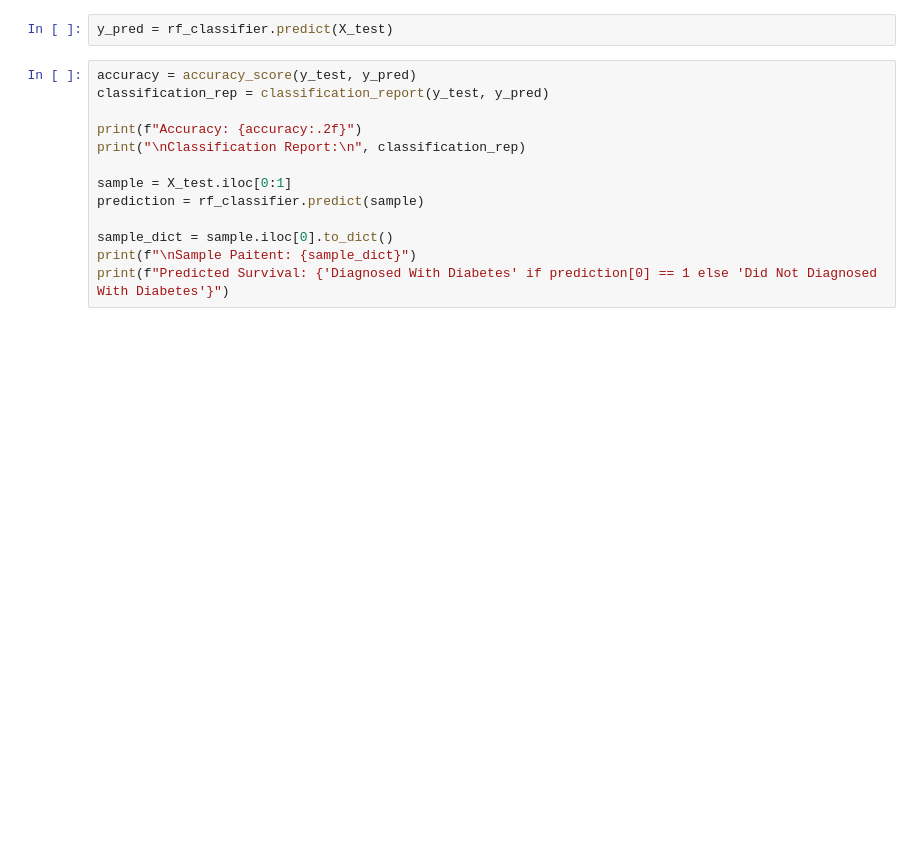
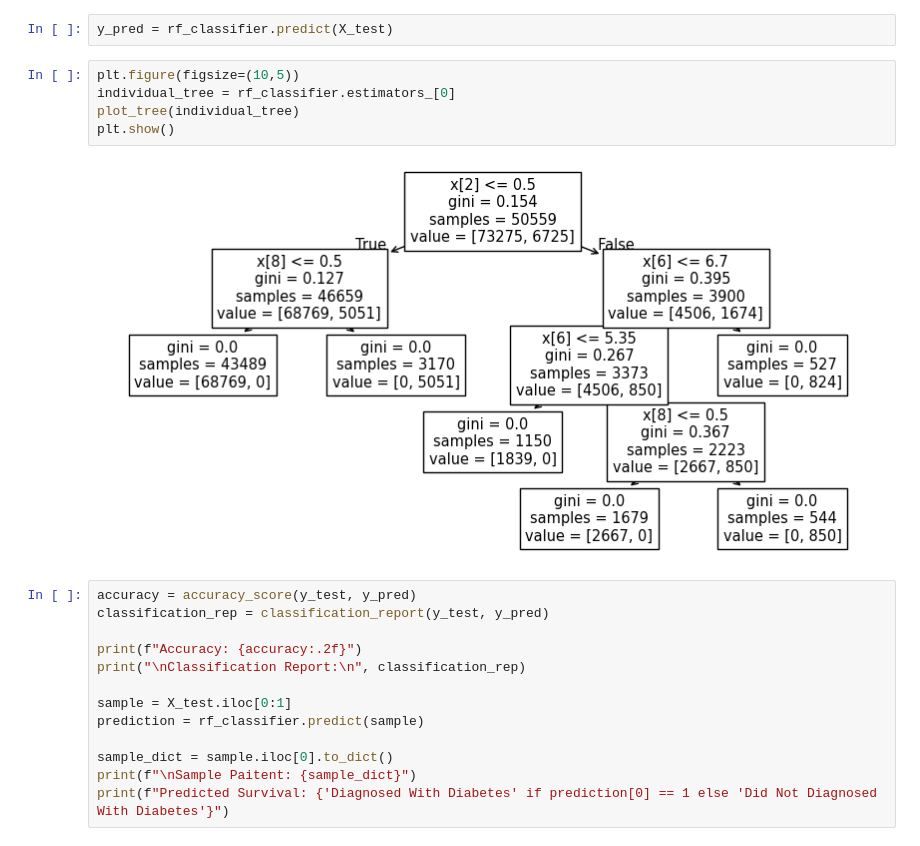
Before and after one commit to gkibria121/data-science, a Jupyter notebook: projects/diabetes_prediction.ipynb, the cells around one changed output. Drawn from its saved outputs; the diff is of its cells as text; blank space fills up the shorter version.

Commit message:
show a sample tree

```diff
--- a/projects/diabetes_prediction.ipynb
+++ b/projects/diabetes_prediction.ipynb
@@ -43,6 +45,13 @@ rf_classifier.fit(X_train, y_train)
 RandomForestClassifier(random_state=42)
 # %%
 y_pred = rf_classifier.predict(X_test)
+# %%
+plt.figure(figsize=(10,5))
+individual_tree = rf_classifier.estimators_[0]
+plot_tree(individual_tree)
+plt.show()
+# %% [output]
+[figure, added]
 # %%
 accuracy = accuracy_score(y_test, y_pred)
 classification_rep = classification_report(y_test, y_pred)
```
Also changed, not shown: parts of 1 cell of this notebook.
